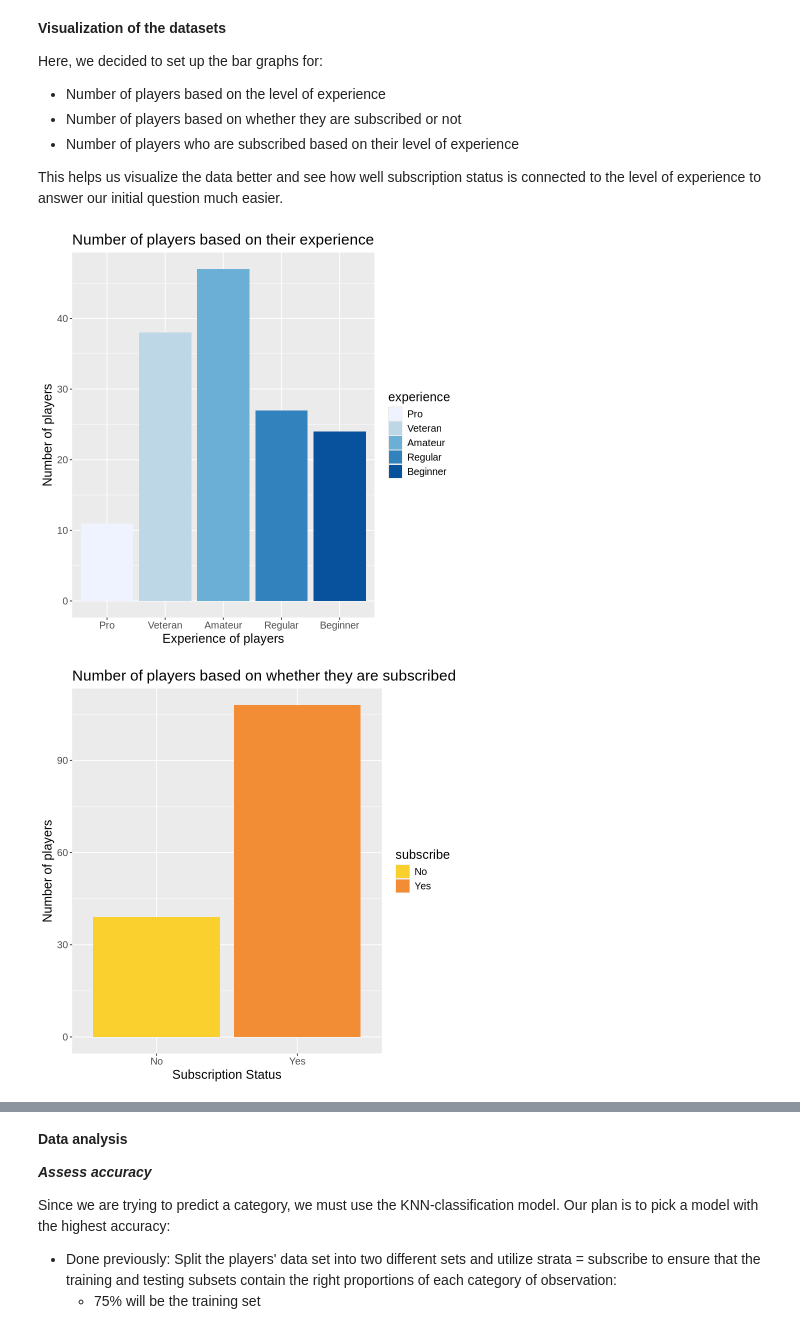
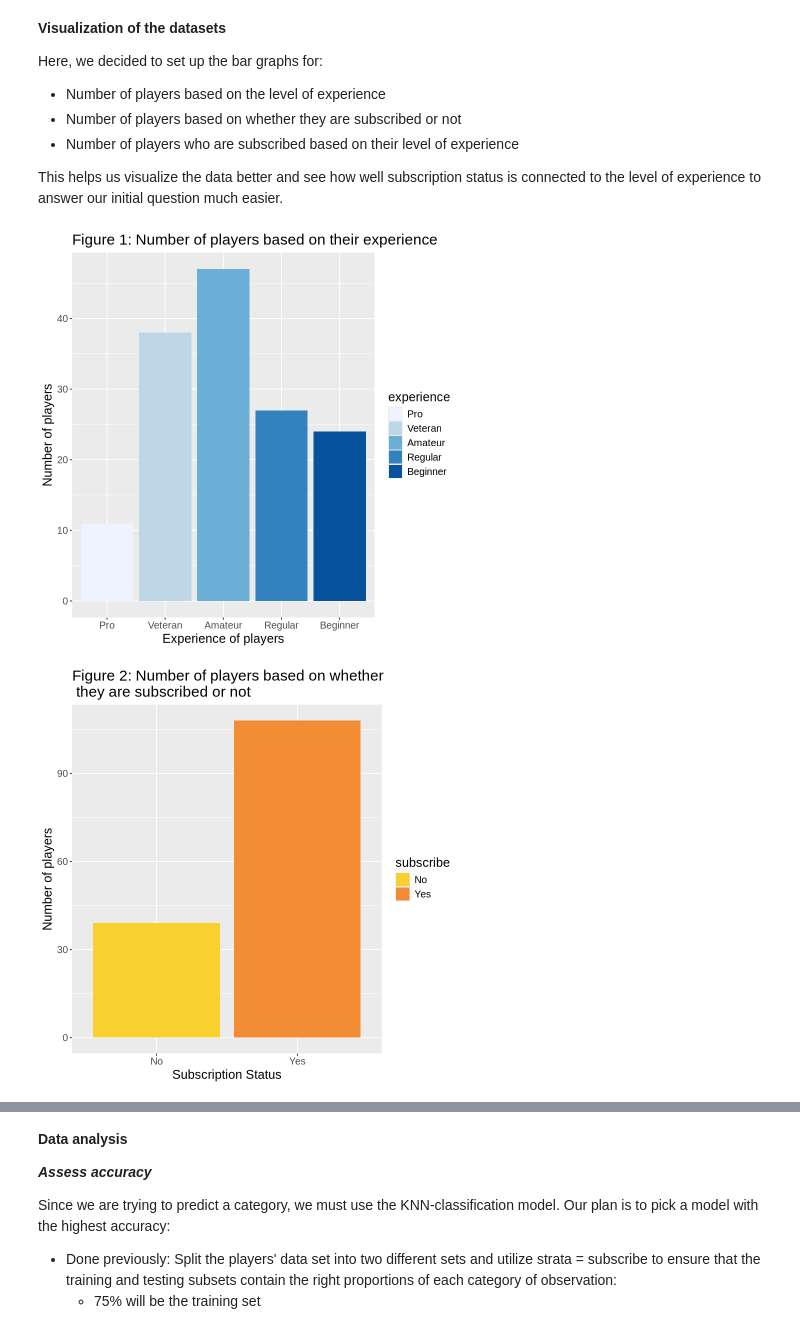
Before and after one commit to duybau2006/Data-Science-100-Group-Project, a Jupyter notebook: Group Project Final Report.ipynb, the cells around one changed output, grey strips where cells are left out. Drawn from its saved outputs; the diff is of its cells as text; code cells hidden in the pictures.

Commit message:
added figure numbers

```diff
--- a/Group Project Final Report.ipynb
+++ b/Group Project Final Report.ipynb
@@ -254,35 +272,35 @@ This helps us visualize the data better and see how well subscription status is
 player_experience_plot <- player_experience |>
     ggplot(aes(x = experience, y = count, fill = experience)) +
     geom_bar(stat = "identity") +
     labs(x = "Experience of players",
          y = "Number of players") +
-    ggtitle("Number of players based on their experience") +
+    ggtitle("Figure 1: Number of players based on their experience") +
     scale_fill_brewer(palette = "Blues") +
     theme(text = element_text(size = 15))
 player_experience_plot
 
 #Bar graph of the subscription of players
 player_subscribe_plot <- player_subscribed |>
     ggplot(aes(x = subscribe, y = count, fill = fct_reorder(subscribe, count))) +
     geom_bar(stat = "identity") +
     labs(x = "Subscription Status",
          y = "Number of players",
         fill = "subscribe") +
-    ggtitle("Number of players based on whether they are subscribed or not") +
+    ggtitle("Figure 2: Number of players based on whether\n they are subscribed or not") +
     scale_fill_manual(values = c("No" = "#FAD02E", "Yes" = "#F28D35")) +
     theme(text = element_text(size = 15))
 player_subscribe_plot
 
 #Bar graph of proportions of each level of experience that subscribed and not
 player_subscribe_experience <- ggplot(players_tidy, aes(x= experience, fill = subscribe)) +
     geom_bar(position = "dodge") +
     labs(x = "Experience Level",
          y = "Number of players",
          fill = "Subscribe or not") +
-    ggtitle("Number of players in each experience level\nbased on subscription status") +
+    ggtitle("Figure 3: Number of players in each experience level\nbased on subscription status") +
     scale_fill_brewer(palette = "Pastel1") +
     theme(text = element_text(size = 15), axis.text.x = element_text(angle = 45, hjust = 1))
 player_subscribe_experience
 # %% [output]
-[figure, old version]
+[figure, new version]
-[figure, old version]
+[figure, new version]
```
Also changed, not shown: parts of 3 cells of this notebook.
